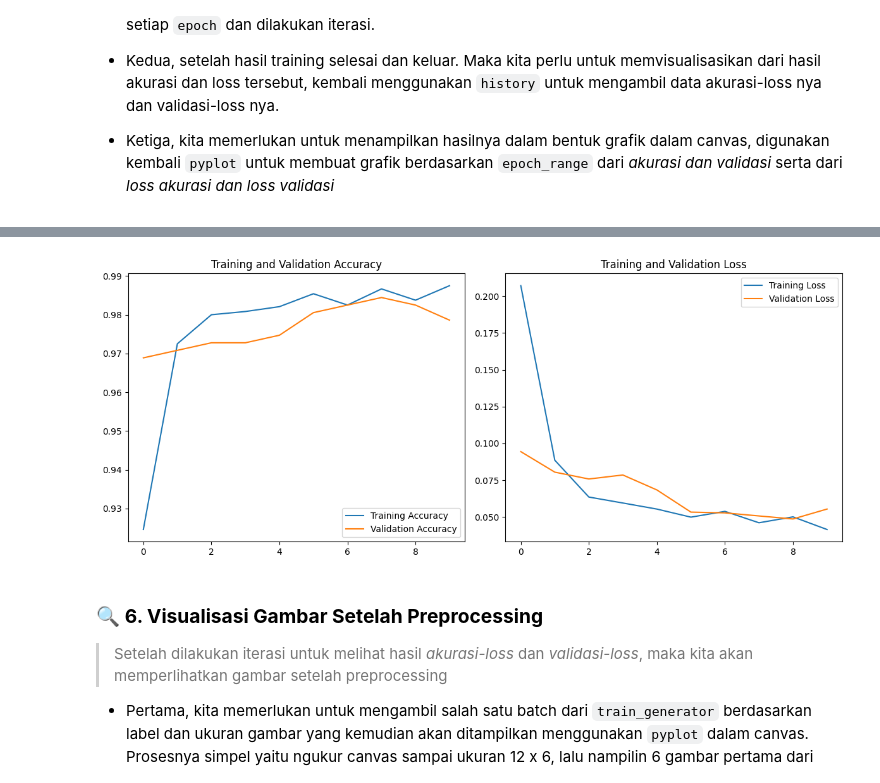
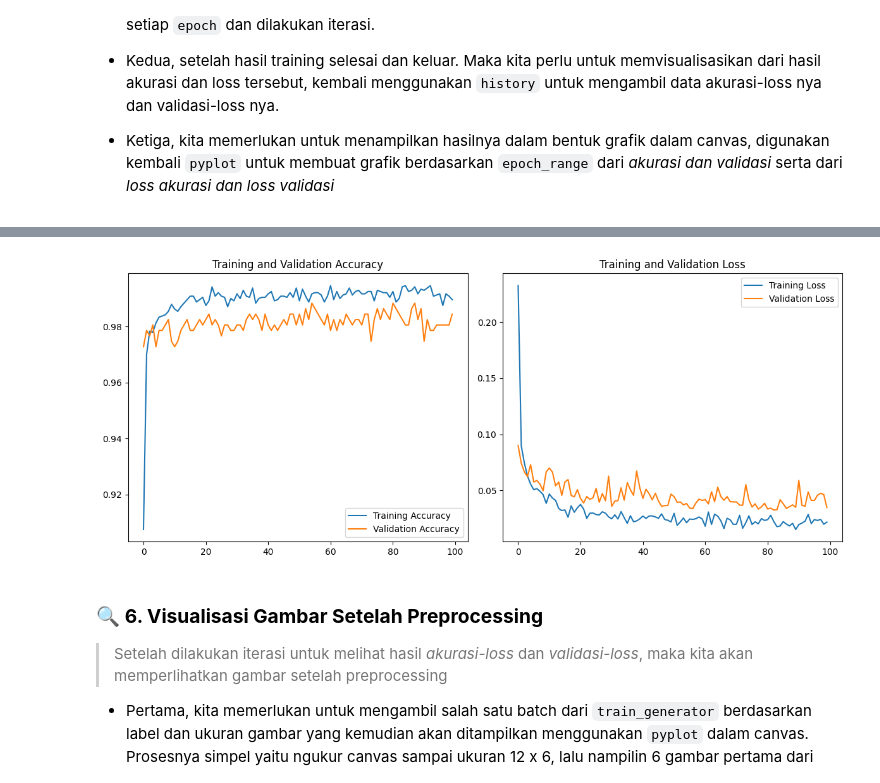
Before and after one commit to Ditto-Prasetyo/cnn-covid-detection, a Jupyter notebook: CNN-ResNet152V2.ipynb, the cells around one changed output, grey strips where cells are left out. Cells and saved outputs as stored; diff of their text form; code cells hidden in the pictures.

```diff
--- a/CNN-ResNet152V2.ipynb
+++ b/CNN-ResNet152V2.ipynb
@@ -187,7 +184,7 @@ Downloading data from https://storage.googleapis.com/tensorflow/keras-applicatio
 
 history = model.fit(
     train_generator,
-    epochs=10,
+    epochs=100,
     validation_data=val_generator,
 )
 
@@ -244,4 +238,4 @@ Epoch 10/10
-[figure, old version]
+[figure, new version]
 # %% [markdown]
 ### 🔍 **6. Visualisasi Gambar Setelah Preprocessing**
 
```
Also changed, not shown: parts of 5 cells of this notebook, 1 other file.
